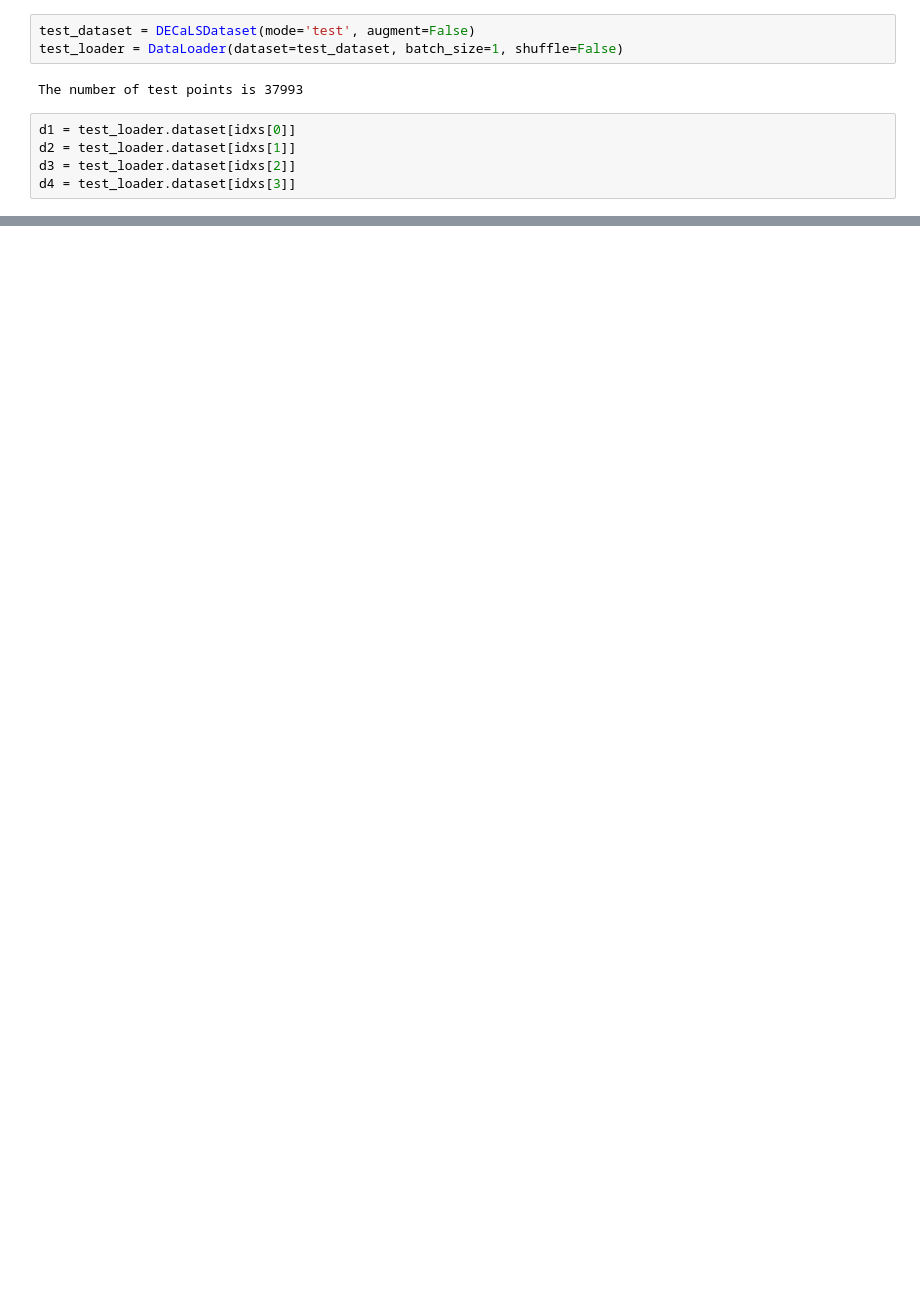
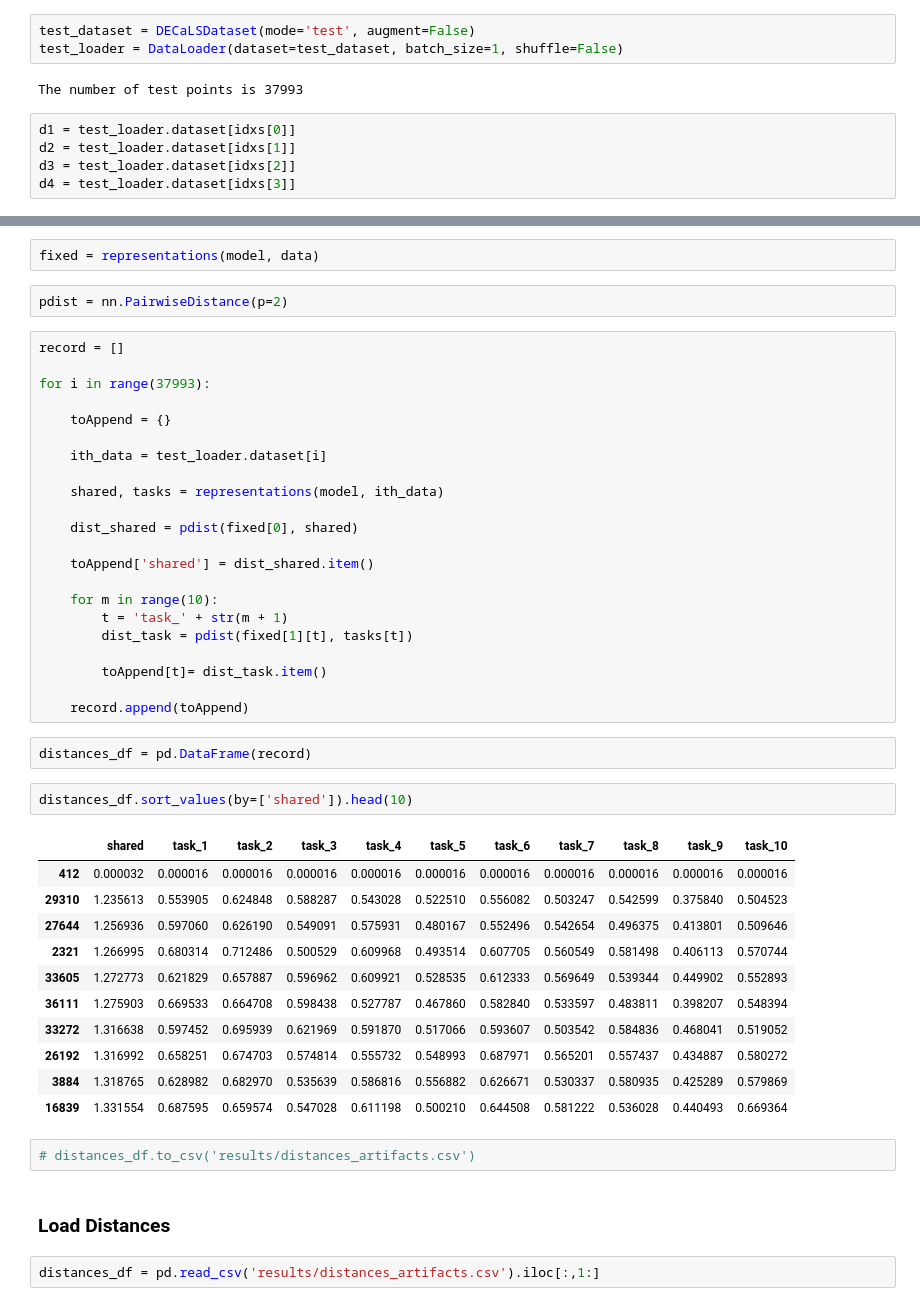
Before and after one commit to Harry45/MTL, a Jupyter notebook: decals.ipynb, the cells around one changed output, grey strips where cells are left out. Saved outputs shown, nothing was run; the diff lists cells and outputs as text; blank space fills up the shorter version.

```diff
--- a/decals.ipynb
+++ b/decals.ipynb
@@ -749,0 +792,48 @@ Percentage of similar trees is 56.18
+# %%
+fixed = representations(model, data)
+# %%
+pdist = nn.PairwiseDistance(p=2)
+# %%
+record = []
+
+for i in range(37993):
+
+    toAppend = {}
+
+    ith_data = test_loader.dataset[i]
+
+    shared, tasks = representations(model, ith_data)
+
+    dist_shared = pdist(fixed[0], shared)
+
+    toAppend['shared'] = dist_shared.item()
+
+    for m in range(10):
+        t = 'task_' + str(m + 1)
+        dist_task = pdist(fixed[1][t], tasks[t])
+
+        toAppend[t]= dist_task.item()
+
+    record.append(toAppend)
+# %%
+distances_df = pd.DataFrame(record)
+# %%
+distances_df.sort_values(by=['shared']).head(10)
+# %% [output]
+|  | shared | task_1 | task_2 | task_3 | task_4 | task_5 | task_6 | task_7 | task_8 | task_9 | task_10 |
+| 412 | 0.000032 | 0.000016 | 0.000016 | 0.000016 | 0.000016 | 0.000016 | 0.000016 | 0.000016 | 0.000016 | 0.000016 | 0.000016 |
+| 29310 | 1.235613 | 0.553905 | 0.624848 | 0.588287 | 0.543028 | 0.522510 | 0.556082 | 0.503247 | 0.542599 | 0.375840 | 0.504523 |
+| 27644 | 1.256936 | 0.597060 | 0.626190 | 0.549091 | 0.575931 | 0.480167 | 0.552496 | 0.542654 | 0.496375 | 0.413801 | 0.509646 |
+| 2321 | 1.266995 | 0.680314 | 0.712486 | 0.500529 | 0.609968 | 0.493514 | 0.607705 | 0.560549 | 0.581498 | 0.406113 | 0.570744 |
+| 33605 | 1.272773 | 0.621829 | 0.657887 | 0.596962 | 0.609921 | 0.528535 | 0.612333 | 0.569649 | 0.539344 | 0.449902 | 0.552893 |
+| 36111 | 1.275903 | 0.669533 | 0.664708 | 0.598438 | 0.527787 | 0.467860 | 0.582840 | 0.533597 | 0.483811 | 0.398207 | 0.548394 |
+| 33272 | 1.316638 | 0.597452 | 0.695939 | 0.621969 | 0.591870 | 0.517066 | 0.593607 | 0.503542 | 0.584836 | 0.468041 | 0.519052 |
+| 26192 | 1.316992 | 0.658251 | 0.674703 | 0.574814 | 0.555732 | 0.548993 | 0.687971 | 0.565201 | 0.557437 | 0.434887 | 0.580272 |
+| 3884 | 1.318765 | 0.628982 | 0.682970 | 0.535639 | 0.586816 | 0.556882 | 0.626671 | 0.530337 | 0.580935 | 0.425289 | 0.579869 |
+| 16839 | 1.331554 | 0.687595 | 0.659574 | 0.547028 | 0.611198 | 0.500210 | 0.644508 | 0.581222 | 0.536028 | 0.440493 | 0.669364 |
+# %%
+# distances_df.to_csv('results/distances_artifacts.csv')
+# %% [markdown]
+### Load Distances
+# %%
+distances_df = pd.read_csv('results/distances_artifacts.csv').iloc[:,1:]
```
Also changed, not shown: parts of 69 cells of this notebook, 4 other files.
